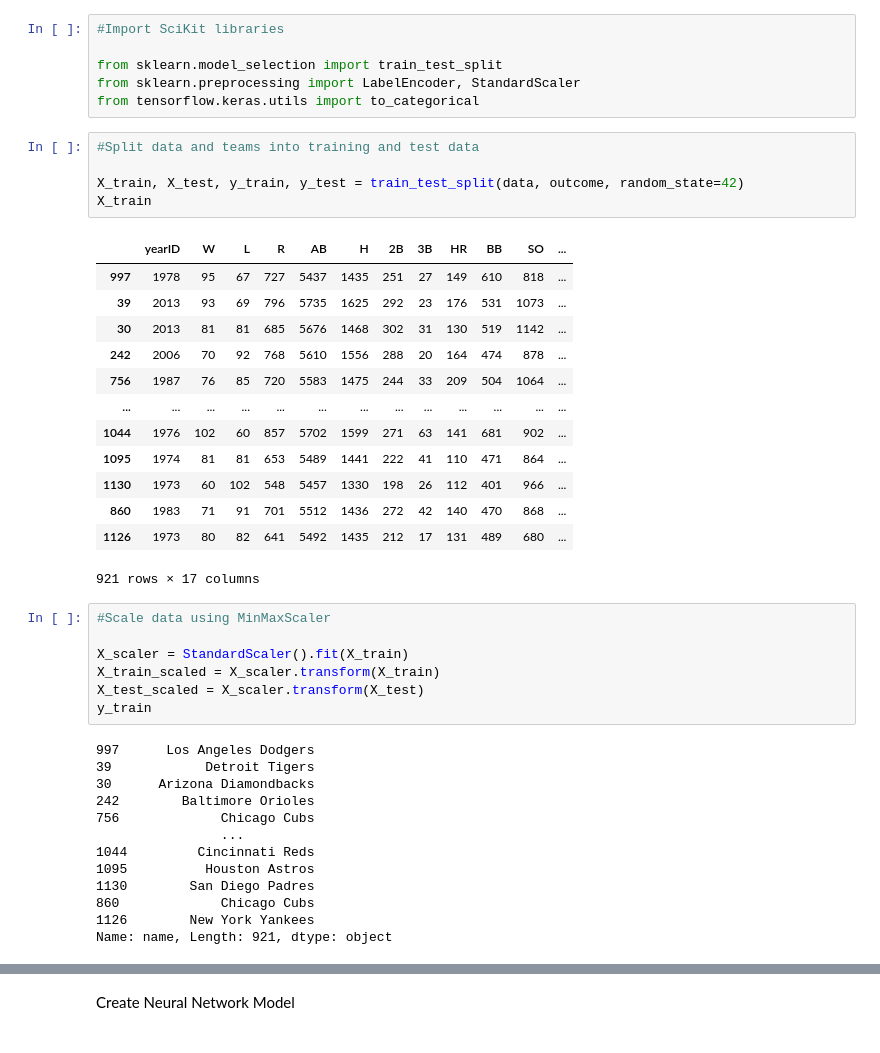
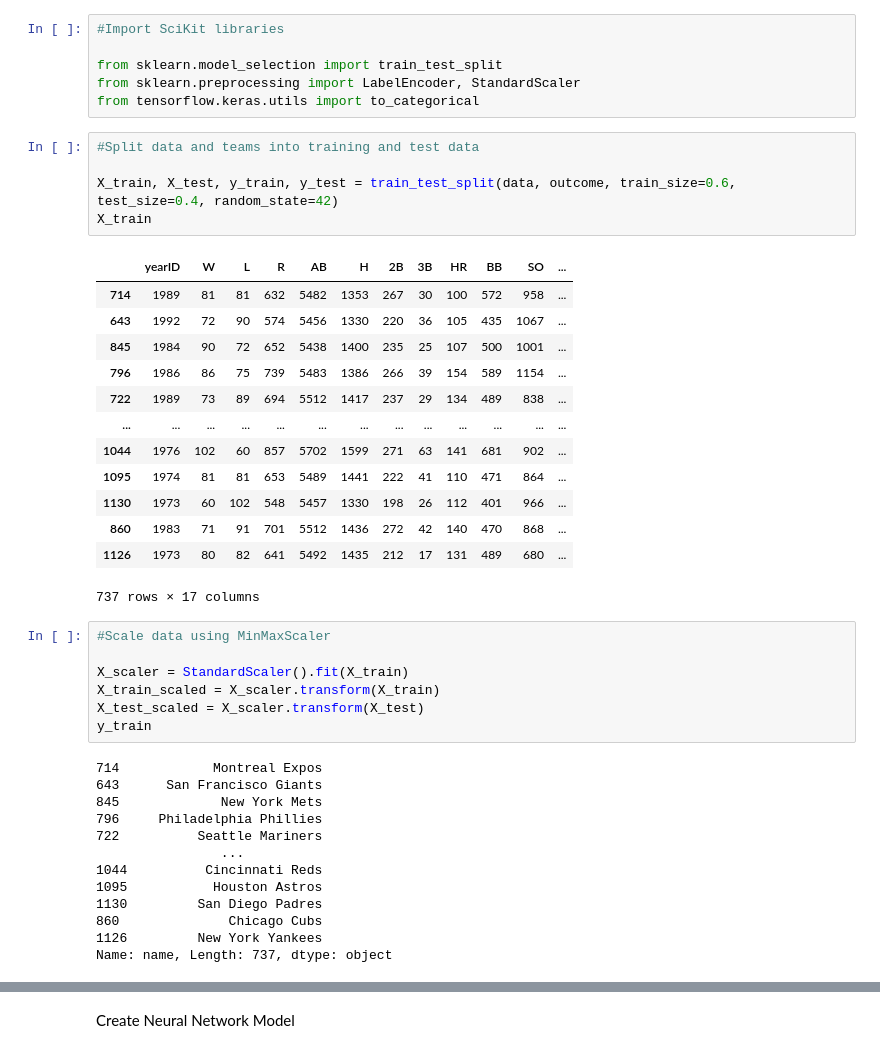
Before and after one commit to swillia75/MLB-Championship-Team, a Jupyter notebook: NN_model.ipynb, the cells around one changed output, grey strips where cells are left out. Saved outputs shown, nothing was run; the diff lists cells and outputs as text.

```diff
--- a/NN_model.ipynb
+++ b/NN_model.ipynb
@@ -122,22 +122,22 @@ from tensorflow.keras.utils import to_categorical
 # %%
 #Split data and teams into training and test data
 
-X_train, X_test, y_train, y_test = train_test_split(data, outcome, random_state=42)
+X_train, X_test, y_train, y_test = train_test_split(data, outcome, train_size=0.6, test_size=0.4, random_state=42)
 X_train
 # %% [output]
 |  | yearID | W | L | R | AB | H | 2B | 3B | HR | BB | SO | ... |
-| 997 | 1978 | 95 | 67 | 727 | 5437 | 1435 | 251 | 27 | 149 | 610 | 818 | ... |
-| 39 | 2013 | 93 | 69 | 796 | 5735 | 1625 | 292 | 23 | 176 | 531 | 1073 | ... |
-| 30 | 2013 | 81 | 81 | 685 | 5676 | 1468 | 302 | 31 | 130 | 519 | 1142 | ... |
-| 242 | 2006 | 70 | 92 | 768 | 5610 | 1556 | 288 | 20 | 164 | 474 | 878 | ... |
-| 756 | 1987 | 76 | 85 | 720 | 5583 | 1475 | 244 | 33 | 209 | 504 | 1064 | ... |
+| 714 | 1989 | 81 | 81 | 632 | 5482 | 1353 | 267 | 30 | 100 | 572 | 958 | ... |
+| 643 | 1992 | 72 | 90 | 574 | 5456 | 1330 | 220 | 36 | 105 | 435 | 1067 | ... |
+| 845 | 1984 | 90 | 72 | 652 | 5438 | 1400 | 235 | 25 | 107 | 500 | 1001 | ... |
+| 796 | 1986 | 86 | 75 | 739 | 5483 | 1386 | 266 | 39 | 154 | 589 | 1154 | ... |
+| 722 | 1989 | 73 | 89 | 694 | 5512 | 1417 | 237 | 29 | 134 | 489 | 838 | ... |
 | ... | ... | ... | ... | ... | ... | ... | ... | ... | ... | ... | ... | ... |
 | 1044 | 1976 | 102 | 60 | 857 | 5702 | 1599 | 271 | 63 | 141 | 681 | 902 | ... |
 | 1095 | 1974 | 81 | 81 | 653 | 5489 | 1441 | 222 | 41 | 110 | 471 | 864 | ... |
 | 1130 | 1973 | 60 | 102 | 548 | 5457 | 1330 | 198 | 26 | 112 | 401 | 966 | ... |
 | 860 | 1983 | 71 | 91 | 701 | 5512 | 1436 | 272 | 42 | 140 | 470 | 868 | ... |
 | 1126 | 1973 | 80 | 82 | 641 | 5492 | 1435 | 212 | 17 | 131 | 489 | 680 | ... |
-921 rows × 17 columns
+737 rows × 17 columns
 # %%
 #Scale data using MinMaxScaler
 
@@ -146,18 +146,18 @@ X_train_scaled = X_scaler.transform(X_train)
 X_test_scaled = X_scaler.transform(X_test)
 y_train
 # %% [output]
-997      Los Angeles Dodgers
-39            Detroit Tigers
-30      Arizona Diamondbacks
-242        Baltimore Orioles
-756             Chicago Cubs
+714            Montreal Expos
+643      San Francisco Giants
+845             New York Mets
+796     Philadelphia Phillies
+722          Seattle Mariners
                 ...
-1044         Cincinnati Reds
-1095          Houston Astros
-1130        San Diego Padres
-860             Chicago Cubs
-1126        New York Yankees
-Name: name, Length: 921, dtype: object
+1044          Cincinnati Reds
+1095           Houston Astros
+1130         San Diego Padres
+860              Chicago Cubs
+1126         New York Yankees
+Name: name, Length: 737, dtype: object
 # %%
 #Label-encode team
 
```
Also changed, not shown: parts of 13 cells of this notebook, 1 other file.
